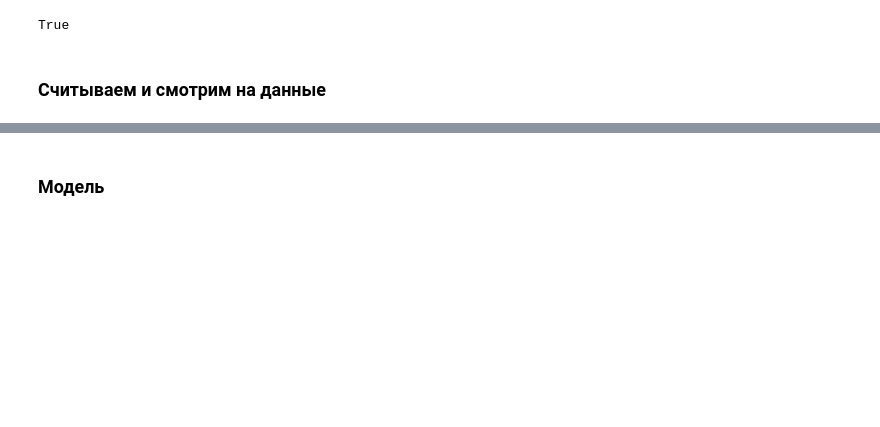
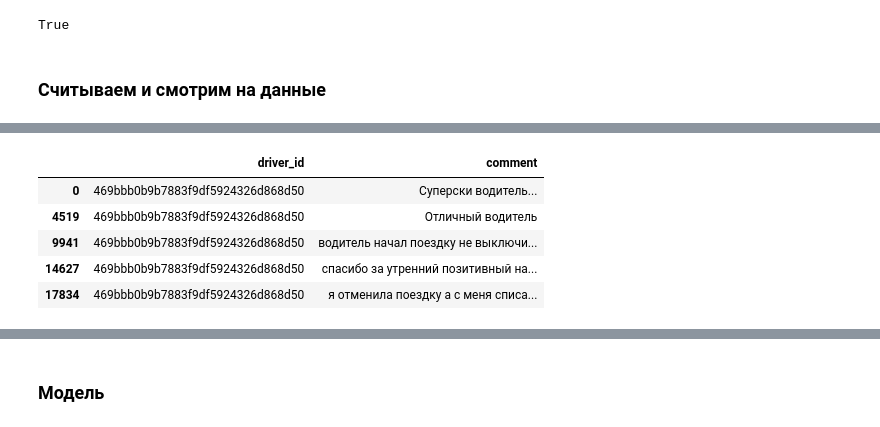
Before and after one commit to Egoluback/aiijc2021_transport, a Jupyter notebook: TestFeatures.ipynb, the cells around one changed output, grey strips where cells are left out. Saved outputs shown, nothing was run; the diff lists cells and outputs as text; code cells hidden in the pictures; blank space fills up the shorter version.

```diff
--- a/TestFeatures.ipynb
+++ b/TestFeatures.ipynb
@@ -67,0 +88,9 @@ labled_train_comments = pd.read_csv('/content/drive/MyDrive/labled_train_comment
+# %%
+labled_train_comments.loc[labled_train_comments['driver_id']== '469bbb0b9b7883f9df5924326d868d50'].head()
+# %% [output]
+|  | driver_id | comment |
+| 0 | 469bbb0b9b7883f9df5924326d868d50 | Суперски водитель... |
+| 4519 | 469bbb0b9b7883f9df5924326d868d50 | Отличный водитель |
+| 9941 | 469bbb0b9b7883f9df5924326d868d50 | водитель начал поездку не выключи... |
+| 14627 | 469bbb0b9b7883f9df5924326d868d50 | спасибо за утренний позитивный на... |
+| 17834 | 469bbb0b9b7883f9df5924326d868d50 | я отменила поездку а с меня списа... |
```
Also changed, not shown: parts of 15 cells of this notebook.
